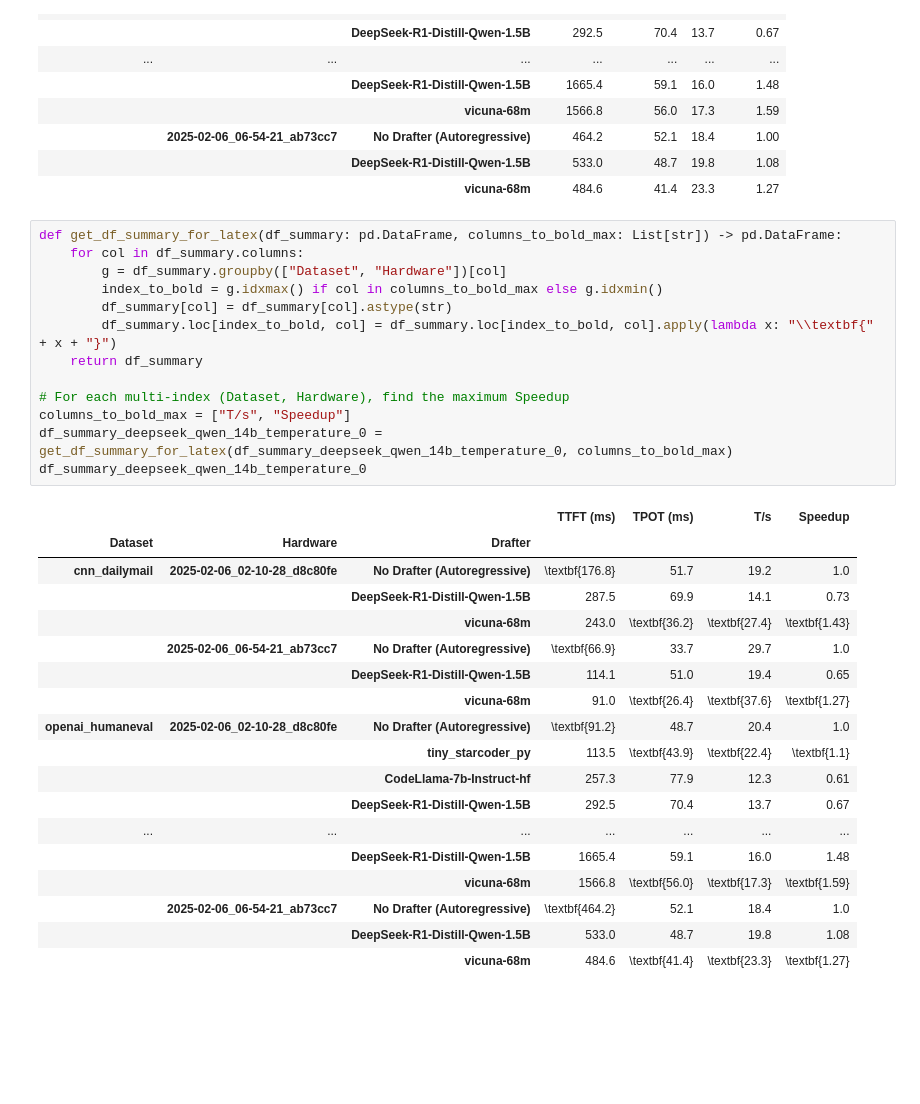
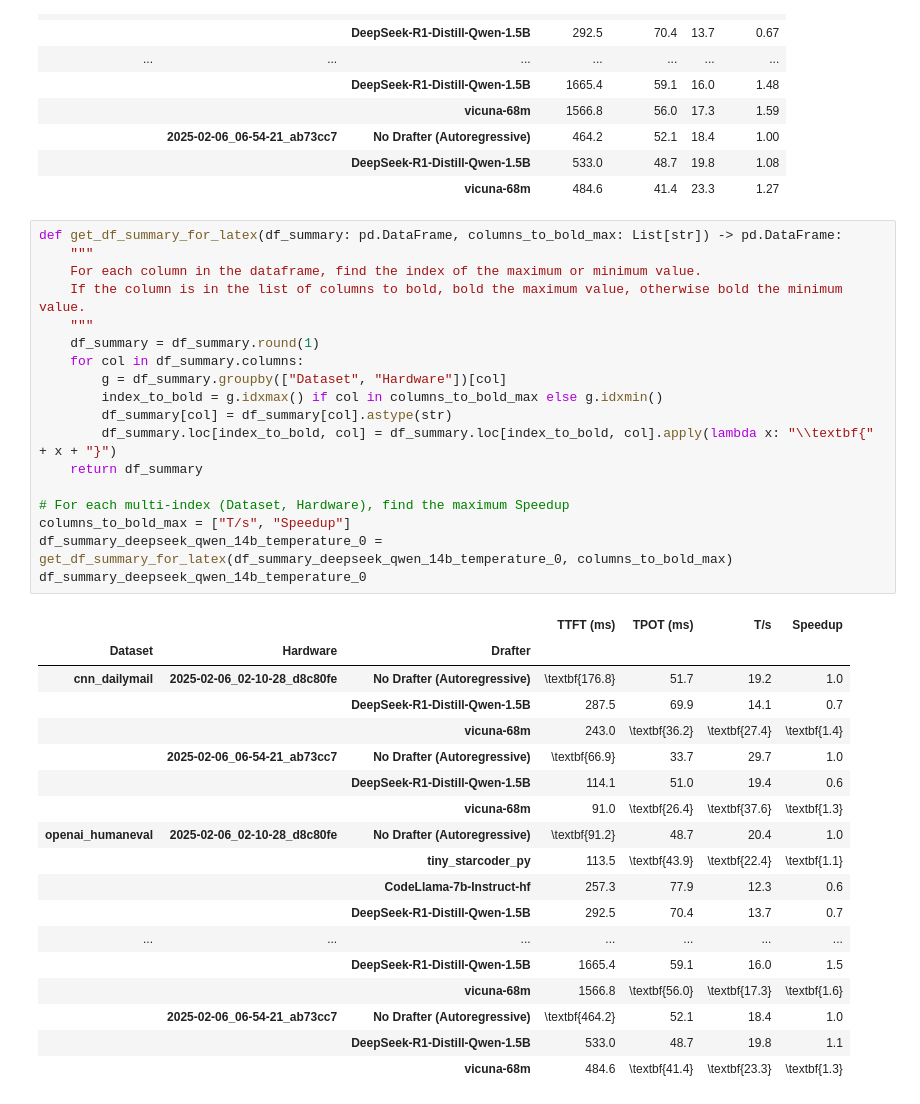
Before and after one commit to keyboardAnt/hf-bench, a Jupyter notebook: hf_bench/speedups.ipynb, the cells around one changed output. Drawn from its saved outputs; the diff is of its cells as text; blank space fills up the shorter version.

Commit message:
round

```diff
--- a/hf_bench/speedups.ipynb
+++ b/hf_bench/speedups.ipynb
@@ -320,36 +320,41 @@ df_summary_deepseek_qwen_14b_temperature_0
 |  |  | vicuna-68m | 484.6 | 41.4 | 23.3 | 1.27 |
 # %%
 def get_df_summary_for_latex(df_summary: pd.DataFrame, columns_to_bold_max: List[str]) -> pd.DataFrame:
+    """
+    For each column in the dataframe, find the index of the maximum or minimum value.
+    If the column is in the list of columns to bold, bold the maximum value, otherwise bold the minimum value.
+    """
+    df_summary = df_summary.round(1)
     for col in df_summary.columns:
         g = df_summary.groupby(["Dataset", "Hardware"])[col]
         index_to_bold = g.idxmax() if col in columns_to_bold_max else g.idxmin()
         df_summary[col] = df_summary[col].astype(str)
         df_summary.loc[index_to_bold, col] = df_summary.loc[index_to_bold, col].apply(lambda x: "\\textbf{" + x + "}")
     return df_summary
 
 # For each multi-index (Dataset, Hardware), find the maximum Speedup
 columns_to_bold_max = ["T/s", "Speedup"]
 df_summary_deepseek_qwen_14b_temperature_0 = get_df_summary_for_latex(df_summary_deepseek_qwen_14b_temperature_0, columns_to_bold_max)
 df_summary_deepseek_qwen_14b_temperature_0
 # %% [output]
 |  |  |  | TTFT (ms) | TPOT (ms) | T/s | Speedup |
 | Dataset | Hardware | Drafter |  |  |  |  |
 | cnn_dailymail | 2025-02-06_02-10-28_d8c80fe | No Drafter (Autoregressive) | \textbf{176.8} | 51.7 | 19.2 | 1.0 |
-|  |  | DeepSeek-R1-Distill-Qwen-1.5B | 287.5 | 69.9 | 14.1 | 0.73 |
-|  |  | vicuna-68m | 243.0 | \textbf{36.2} | \textbf{27.4} | \textbf{1.43} |
+|  |  | DeepSeek-R1-Distill-Qwen-1.5B | 287.5 | 69.9 | 14.1 | 0.7 |
+|  |  | vicuna-68m | 243.0 | \textbf{36.2} | \textbf{27.4} | \textbf{1.4} |
 |  | 2025-02-06_06-54-21_ab73cc7 | No Drafter (Autoregressive) | \textbf{66.9} | 33.7 | 29.7 | 1.0 |
-|  |  | DeepSeek-R1-Distill-Qwen-1.5B | 114.1 | 51.0 | 19.4 | 0.65 |
-|  |  | vicuna-68m | 91.0 | \textbf{26.4} | \textbf{37.6} | \textbf{1.27} |
+|  |  | DeepSeek-R1-Distill-Qwen-1.5B | 114.1 | 51.0 | 19.4 | 0.6 |
+|  |  | vicuna-68m | 91.0 | \textbf{26.4} | \textbf{37.6} | \textbf{1.3} |
 | openai_humaneval | 2025-02-06_02-10-28_d8c80fe | No Drafter (Autoregressive) | \textbf{91.2} | 48.7 | 20.4 | 1.0 |
 |  |  | tiny_starcoder_py | 113.5 | \textbf{43.9} | \textbf{22.4} | \textbf{1.1} |
-|  |  | CodeLlama-7b-Instruct-hf | 257.3 | 77.9 | 12.3 | 0.61 |
-|  |  | DeepSeek-R1-Distill-Qwen-1.5B | 292.5 | 70.4 | 13.7 | 0.67 |
+|  |  | CodeLlama-7b-Instruct-hf | 257.3 | 77.9 | 12.3 | 0.6 |
+|  |  | DeepSeek-R1-Distill-Qwen-1.5B | 292.5 | 70.4 | 13.7 | 0.7 |
 | ... | ... | ... | ... | ... | ... | ... |
-|  |  | DeepSeek-R1-Distill-Qwen-1.5B | 1665.4 | 59.1 | 16.0 | 1.48 |
-|  |  | vicuna-68m | 1566.8 | \textbf{56.0} | \textbf{17.3} | \textbf{1.59} |
+|  |  | DeepSeek-R1-Distill-Qwen-1.5B | 1665.4 | 59.1 | 16.0 | 1.5 |
+|  |  | vicuna-68m | 1566.8 | \textbf{56.0} | \textbf{17.3} | \textbf{1.6} |
 |  | 2025-02-06_06-54-21_ab73cc7 | No Drafter (Autoregressive) | \textbf{464.2} | 52.1 | 18.4 | 1.0 |
-|  |  | DeepSeek-R1-Distill-Qwen-1.5B | 533.0 | 48.7 | 19.8 | 1.08 |
-|  |  | vicuna-68m | 484.6 | \textbf{41.4} | \textbf{23.3} | \textbf{1.27} |
+|  |  | DeepSeek-R1-Distill-Qwen-1.5B | 533.0 | 48.7 | 19.8 | 1.1 |
+|  |  | vicuna-68m | 484.6 | \textbf{41.4} | \textbf{23.3} | \textbf{1.3} |
 # %%
 import re
 
```
Also changed, not shown: parts of 1 cell of this notebook.
